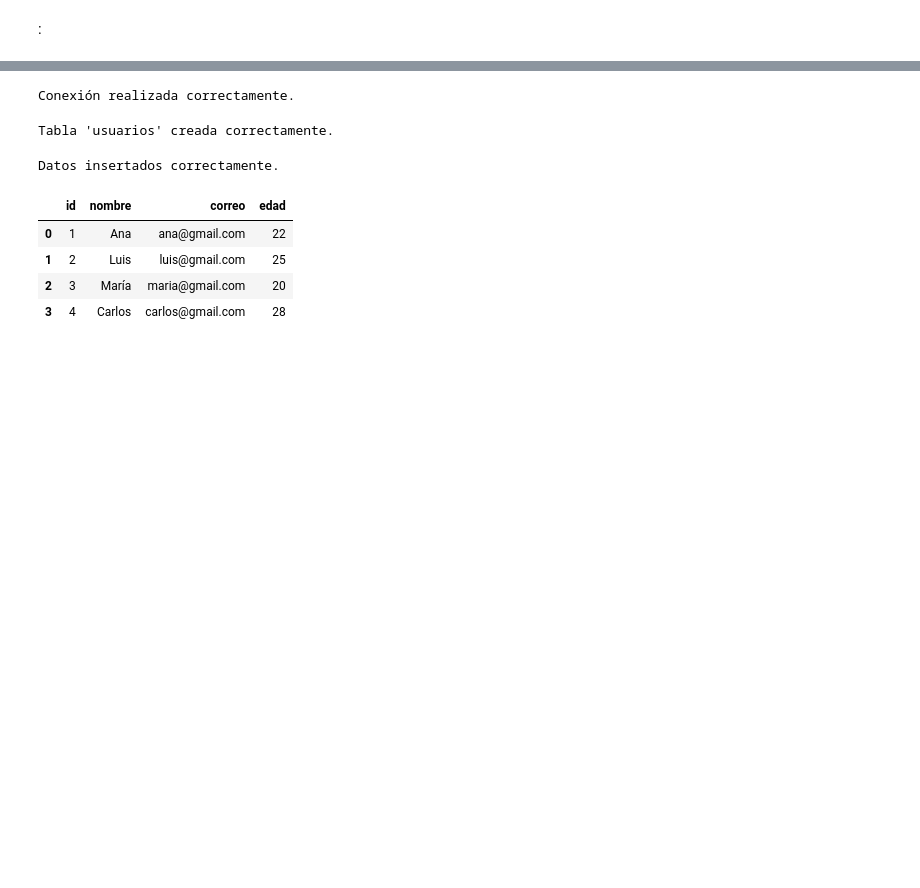
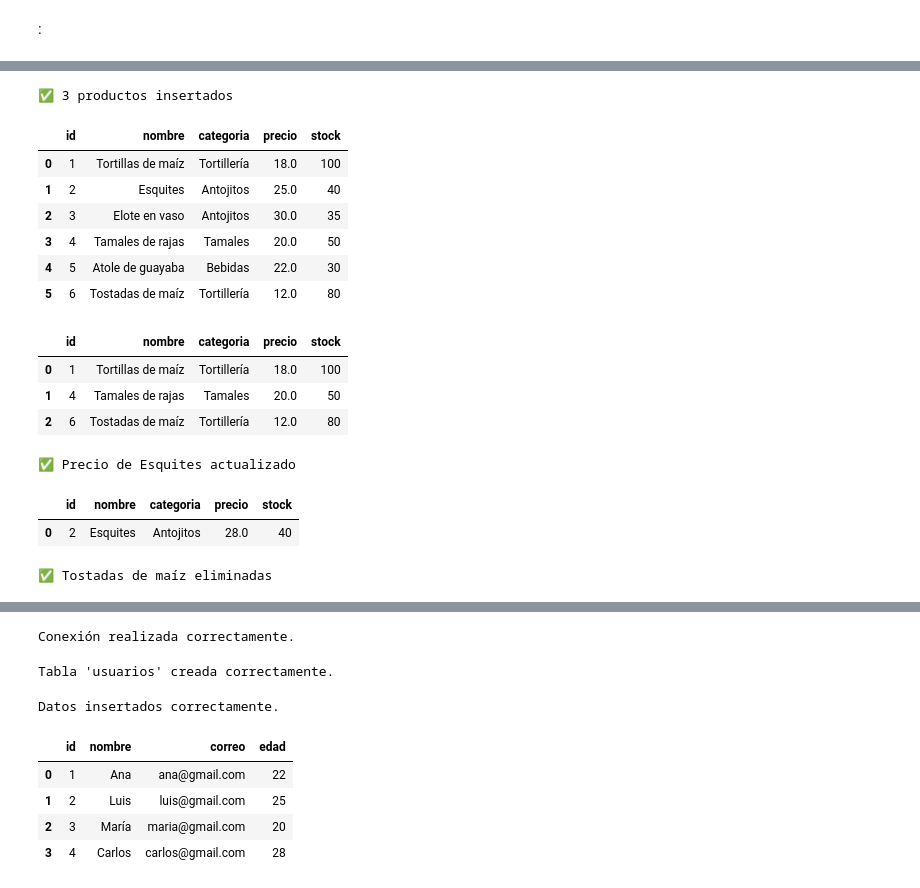
Before and after one commit to PrivateerDev/ColabBD, a Jupyter notebook: Práctica1BD.ipynb, the cells around one changed output, grey strips where cells are left out. Drawn from its saved outputs; the diff is of its cells as text; code cells hidden in the pictures; blank space fills up the shorter version.

```diff
--- a/Práctica1BD.ipynb
+++ b/Práctica1BD.ipynb
@@ -4,0 +7,25 @@
+# %%
+import sqlite3
+import pandas as pd
+
+conn = sqlite3.connect(':memory:')
+cur = conn.cursor()
+
+cur.execute('''
+CREATE TABLE productos_maiz (
+    id INTEGER PRIMARY KEY,
+    nombre TEXT,
+    categoria TEXT,
+    precio REAL,
+    stock INTEGER
+)
+''')
+
+cur.executemany('INSERT INTO productos_maiz VALUES (?,?,?,?,?)', [
+    (1, 'Tortillas de maíz', 'Tortillería', 18.0, 100),
+    (2, 'Esquites', 'Antojitos', 25.0, 40),
+    (3, 'Elote en vaso', 'Antojitos', 30.0, 35),
+])
+conn.commit()
+print('✅ Tabla productos_maiz lista')
+pd.read_sql_query('SELECT * FROM productos_maiz', conn)
@@ -4,0 +38,40 @@
+# %%
+cur.executemany('INSERT INTO productos_maiz VALUES (?,?,?,?,?)', [
+    (4, 'Tamales de rajas', 'Tamales', 20.0, 50),
+    (5, 'Atole de guayaba', 'Bebidas', 22.0, 30),
+    (6, 'Tostadas de maíz', 'Tortillería', 12.0, 80),
+])
+conn.commit()
+print('✅ 3 productos insertados')
+pd.read_sql_query('SELECT * FROM productos_maiz', conn)
+# %% [output]
+✅ 3 productos insertados
+|  | id | nombre | categoria | precio | stock |
+| 0 | 1 | Tortillas de maíz | Tortillería | 18.0 | 100 |
+| 1 | 2 | Esquites | Antojitos | 25.0 | 40 |
+| 2 | 3 | Elote en vaso | Antojitos | 30.0 | 35 |
+| 3 | 4 | Tamales de rajas | Tamales | 20.0 | 50 |
+| 4 | 5 | Atole de guayaba | Bebidas | 22.0 | 30 |
+| 5 | 6 | Tostadas de maíz | Tortillería | 12.0 | 80 |
+# %%
+pd.read_sql_query('SELECT * FROM productos_maiz WHERE stock > 40', conn)
+# %% [output]
+|  | id | nombre | categoria | precio | stock |
+| 0 | 1 | Tortillas de maíz | Tortillería | 18.0 | 100 |
+| 1 | 4 | Tamales de rajas | Tamales | 20.0 | 50 |
+| 2 | 6 | Tostadas de maíz | Tortillería | 12.0 | 80 |
+# %%
+cur.execute('UPDATE productos_maiz SET precio = 28.0 WHERE id = 2')
+conn.commit()
+print('✅ Precio de Esquites actualizado')
+pd.read_sql_query('SELECT * FROM productos_maiz WHERE id = 2', conn)
+# %% [output]
+✅ Precio de Esquites actualizado
+|  | id | nombre | categoria | precio | stock |
+| 0 | 2 | Esquites | Antojitos | 28.0 | 40 |
+# %%
+cur.execute('DELETE FROM productos_maiz WHERE id = 6')
+conn.commit()
+print('✅ Tostadas de maíz eliminadas')
+# %% [output]
+✅ Tostadas de maíz eliminadas
```
Also changed, not shown: parts of 6 cells of this notebook.
